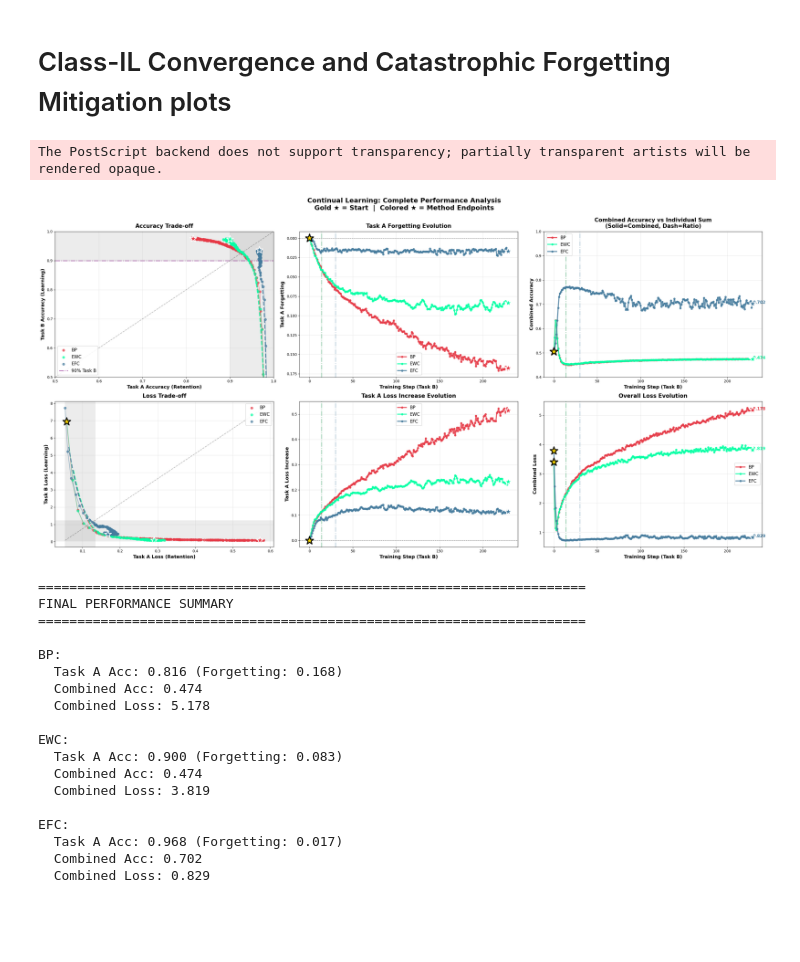
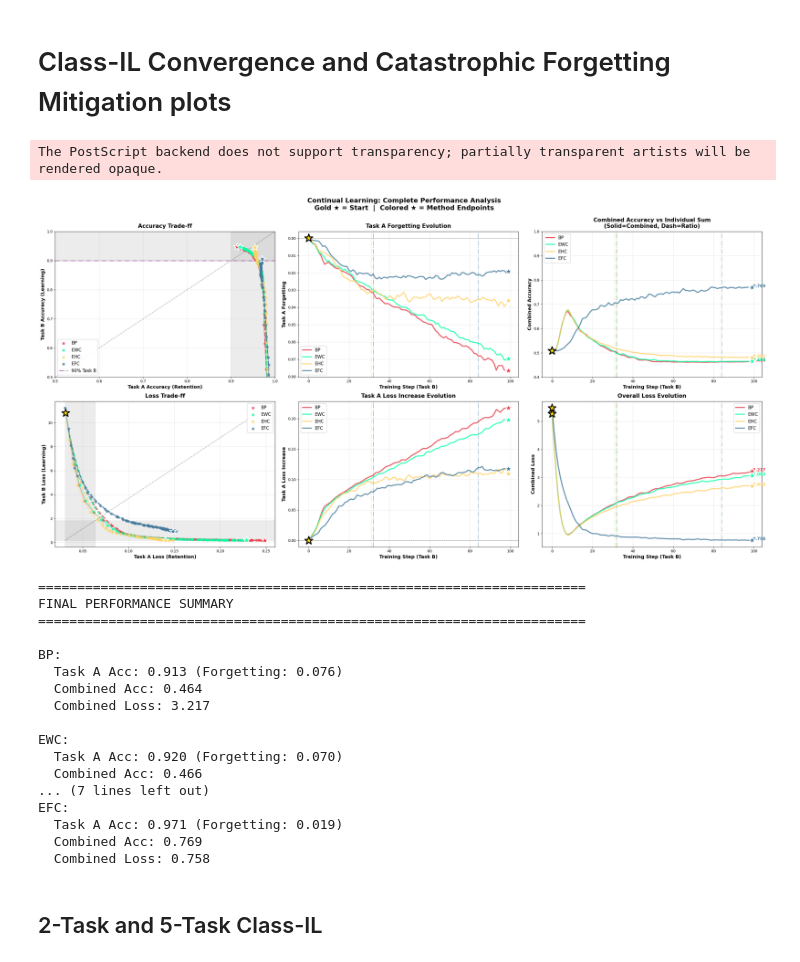
Before and after one commit to s-de-haan/Equilibrium-Fisher-Control, a Jupyter notebook: theory_validation.ipynb, the cells around one changed output. Cells and saved outputs as stored; diff of their text form; code cells hidden in the pictures; blank space fills up the shorter version.

```diff
--- a/theory_validation.ipynb
+++ b/theory_validation.ipynb
@@ -194,7 +181,7 @@ def flatten_params(model):
     return torch.cat([p.flatten() for p in model.parameters() if p.requires_grad])
 
 # Load Fisher + Hessian + theta after Task A
-with open('outputs/fisher_hessian_theta_taskA.pkl', 'rb') as f:
+with open('outputs/fisher_hessian_theta_taskA_old.pkl', 'rb') as f:
     data = pickle.load(f)
     fisher_A = data['fisher']
     hessian_A = data['hessian']
@@ -255,3 +242,8 @@ ewc_net.task_id = 1
 efc_net.task_id = 1
 bp_net.task_id = 1
 ehc_net.task_id = 1
+
+ewc_net._first_task = False
+efc_net._first_task = False
+ehc_net._first_task = False
+bp_net._first_task = False
@@ -410,5 +250,7 @@ IndexError: list index out of range
 # %% [markdown]
 # Class-IL Convergence and Catastrophic Forgetting Mitigation plots
+# %%
+config.epochs = 10
 # %%
 weight_deltas = {name: [] for name in nets}  # List of dicts {param_name: delta_tensor} for first 5 batches
 acc_logs = {name: {'acc_A': [], 'acc_B': [], 'combined': []} for name in nets}
@@ -456,10 +298,10 @@ for name, net in nets.items():
                     'LC': f'{loss_comb:.3f}'
                 })
 
-                if batch_idx != 0:
-                    delta = {n: p - old_params[n] for n, p in net.named_parameters() if p.requires_grad}
-                    weight_deltas[name].append(delta)
-                    old_params = {n: p.clone().detach() for n, p in net.named_parameters() if p.requires_grad}
+                # if batch_idx != 0:
+                #     delta = {n: p - old_params[n] for n, p in net.named_parameters() if p.requires_grad}
+                #     weight_deltas[name].append(delta)
+                #     old_params = {n: p.clone().detach() for n, p in net.named_parameters() if p.requires_grad}
 
         pbar.close()
 # %%
@@ -467,21 +309,21 @@ import matplotlib.pyplot as plt
 import numpy as np
 from scipy.ndimage import gaussian_filter1d
 
-methods = ['bp', 'ewc', 'hess', 'efc']
-
+methods = ['bp', 'ewc', 'ehc', 'efc']
+end=100
 # Extract data from your logs
 trajectory_acc = {}
 trajectory_loss = {}
 for method in methods:
     trajectory_acc[method] = {
-        'acc_A': acc_logs[method]['acc_A'],
-        'acc_B': acc_logs[method]['acc_B'],
-        'acc_C': acc_logs[method]['combined']
+        'acc_A': acc_logs[method]['acc_A'][:end],
+        'acc_B': acc_logs[method]['acc_B'][:end],
+        'acc_C': acc_logs[method]['combined'][:end]
     }
     trajectory_loss[method] = {
-        'loss_A': loss_logs[method]['loss_A'],
-        'loss_B': loss_logs[method]['loss_B'],
-        'loss_C': loss_logs[method]['combined']
+        'loss_A': loss_logs[method]['loss_A'][:end],
+        'loss_B': loss_logs[method]['loss_B'][:end],
+        'loss_C': loss_logs[method]['combined'][:end]
     }
 
 task_b_90_timepoints = {}
@@ -497,9 +339,9 @@ for method in methods:
 fig = plt.figure(figsize=(28, 14))
 
 # More distinct colors
-colors_method = {'bp': '#E63946', 'ewc': '#06FFA5', 'hess': '#FFD166', 'efc': '#457B9D'}  # Red, Bright cyan, Yellow, Blue
+colors_method = {'bp': '#E63946', 'ewc': '#06FFA5', 'ehc': '#FFD166', 'efc': '#457B9D'}  # Red, Bright cyan, Yellow, Blue
 
-# ============ PLOT 1: Task A vs Task B Accuracy Trade-off ============
+# ============ PLOT 1: Task A vs Task B Accuracy Trade-ff ============
 ax1 = plt.subplot(2, 3, 1)
 
 for method in methods:
@@ -542,7 +384,7 @@ ax1.axhline(y=0.9, color='purple', linestyle='-.', linewidth=2, alpha=0.6, label
 
 ax1.set_xlabel('Task A Accuracy (Retention)', fontsize=13, fontweight='bold')
 ax1.set_ylabel('Task B Accuracy (Learning)', fontsize=13, fontweight='bold')
-ax1.set_title('Accuracy Trade-off', fontsize=15, fontweight='bold', pad=10)
+ax1.set_title('Accuracy Trade-ff', fontsize=15, fontweight='bold', pad=10)
 ax1.grid(True, alpha=0.3)
 ax1.legend(fontsize=12, loc='lower left', framealpha=0.9)
 ax1.set_xlim([0.5, 1.0])
@@ -561,7 +403,7 @@ for method in methods:
     ax2.scatter(steps[0], forgetting[0], s=500, marker='*',
                color='gold', edgecolor='black', linewidth=2.5, zorder=6)
 
-    ax2.plot(steps, forgetting, '-o', color=colors_method[method],
+    ax2.plot(steps, forgetting, '-', color=colors_method[method],
             linewidth=3, markersize=5, label=method.upper(), alpha=0.8)
 
     # Mark endpoint with star
@@ -598,7 +440,7 @@ for method in methods:
                color='gold', edgecolor='black', linewidth=2.5, zorder=6)
 
     # Plot combined accuracy (solid line, left y-axis)
-    ax3.plot(steps, acc_C, '-o', color=colors_method[method],
+    ax3.plot(steps, acc_C, '-', color=colors_method[method],
             linewidth=3, markersize=5, label=method.upper(), alpha=0.8)
 
 
@@ -623,7 +465,7 @@ ax3.legend(fontsize=12, loc='upper left', framealpha=0.9)
 ax3.set_ylim([0.4, 1.0])
 
 
-# ============ PLOT 4: Task A vs Task B Loss Trade-off ============
+# ============ PLOT 4: Task A vs Task B Loss Trade-ff ============
 ax4 = plt.subplot(2, 3, 4)
 
 for method in methods:
@@ -670,7 +512,7 @@ ax4.plot([loss_A_min, loss_A_max], [loss_B_min, loss_B_max], 'k--', alpha=0.3, l
 
 ax4.set_xlabel('Task A Loss (Retention)', fontsize=13, fontweight='bold')
 ax4.set_ylabel('Task B Loss (Learning)', fontsize=13, fontweight='bold')
-ax4.set_title('Loss Trade-off', fontsize=15, fontweight='bold', pad=10)
+ax4.set_title('Loss Trade-ff', fontsize=15, fontweight='bold', pad=10)
 ax4.grid(True, alpha=0.3)
 ax4.legend(fontsize=12, loc='upper right', framealpha=0.9)
 
@@ -687,7 +529,7 @@ for method in methods:
     ax5.scatter(steps[0], loss_increase[0], s=500, marker='*',
                color='gold', edgecolor='black', linewidth=2.5, zorder=6)
 
-    ax5.plot(steps, loss_increase, '-o', color=colors_method[method],
+    ax5.plot(steps, loss_increase, '-', color=colors_method[method],
             linewidth=3, markersize=5, label=method.upper(), alpha=0.8)
 
     # Mark endpoint with star
@@ -717,7 +559,7 @@ for method in methods:
     ax6.scatter(steps[0], loss_C[0], s=500, marker='*',
                color='gold', edgecolor='black', linewidth=2.5, zorder=6)
 
-    ax6.plot(steps, loss_C, '-o', color=colors_method[method],
+    ax6.plot(steps, loss_C, '-', color=colors_method[method],
             linewidth=3, markersize=5, label=method.upper(), alpha=0.8)
 
     # Mark endpoint with star and value
@@ -736,49 +578,48 @@ ax6.set_xlabel('Training Step (Task B)', fontsize=13, fontweight='bold')
 ax6.set_ylabel('Combined Loss', fontsize=13, fontweight='bold')
 ax6.set_title('Overall Loss Evolution', fontsize=15, fontweight='bold', pad=10)
 ax6.grid(True, alpha=0.3)
 ax6.legend(fontsize=12, loc='best', framealpha=0.9)
 
 
 plt.suptitle('Continual Learning: Complete Performance Analysis\nGold ★ = Start  |  Colored ★ = Method Endpoints',
              fontsize=18, fontweight='bold', y=0.995)
 plt.tight_layout()
 plt.savefig('figs/performance_analysis.svg', format='svg', bbox_inches='tight')
 plt.savefig('figs/performance_analysis.eps', format='eps', bbox_inches='tight')
 plt.show()
 
 # Print summary
 print("\n" + "="*70)
 print("FINAL PERFORMANCE SUMMARY")
 print("="*70)
 for method in methods:
     acc_A_final = trajectory_acc[method]['acc_A'][-1]
     acc_A_initial = trajectory_acc[method]['acc_A'][0]
     forgetting = acc_A_initial - acc_A_final
     acc_C_final = trajectory_acc[method]['acc_C'][-1]
     loss_C_final = trajectory_loss[method]['loss_C'][-1]
 
     print(f"\n{method.upper()}:")
     print(f"  Task A Acc: {acc_A_final:.3f} (Forgetting: {forgetting:.3f})")
     print(f"  Combined Acc: {acc_C_final:.3f}")
     print(f"  Combined Loss: {loss_C_final:.3f}")
 # %% [output]
 The PostScript backend does not support transparency; partially transparent artists will be rendered opaque.
-[figure, old version]
+[figure, new version]
 ======================================================================
 FINAL PERFORMANCE SUMMARY
 ======================================================================
 
 BP:
-  Task A Acc: 0.816 (Forgetting: 0.168)
-  Combined Acc: 0.474
-  Combined Loss: 5.178
+  Task A Acc: 0.913 (Forgetting: 0.076)
+  Combined Acc: 0.464
+  Combined Loss: 3.217
 
 EWC:
-  Task A Acc: 0.900 (Forgetting: 0.083)
-  Combined Acc: 0.474
-  Combined Loss: 3.819
-
+  Task A Acc: 0.920 (Forgetting: 0.070)
+  Combined Acc: 0.466
+... (7 lines left out)
 EFC:
-  Task A Acc: 0.968 (Forgetting: 0.017)
-  Combined Acc: 0.702
-  Combined Loss: 0.829
+  Task A Acc: 0.971 (Forgetting: 0.019)
+  Combined Acc: 0.769
+  Combined Loss: 0.758
@@ -784,0 +635,2 @@ EFC:
+# %% [markdown]
+## 2-Task and 5-Task Class-IL
```
Also changed, not shown: parts of 8 cells of this notebook, 12 other files.
